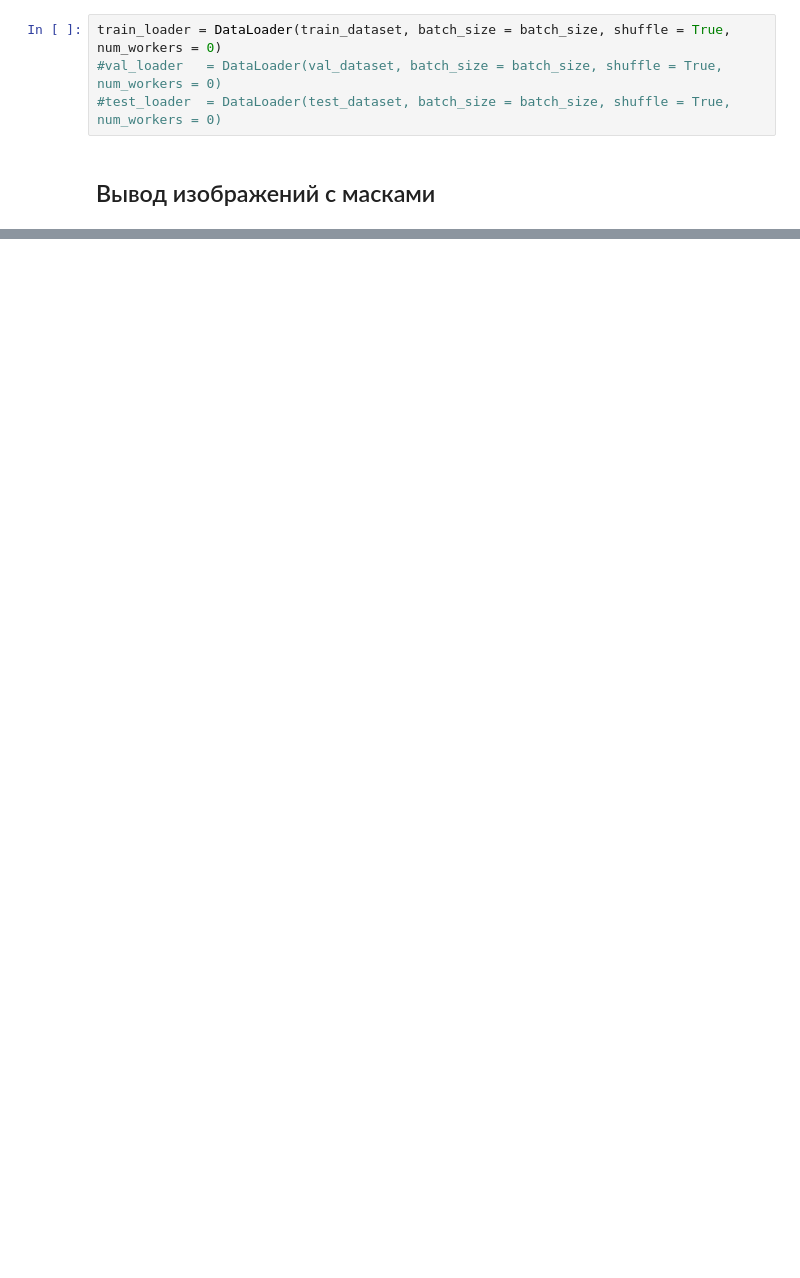
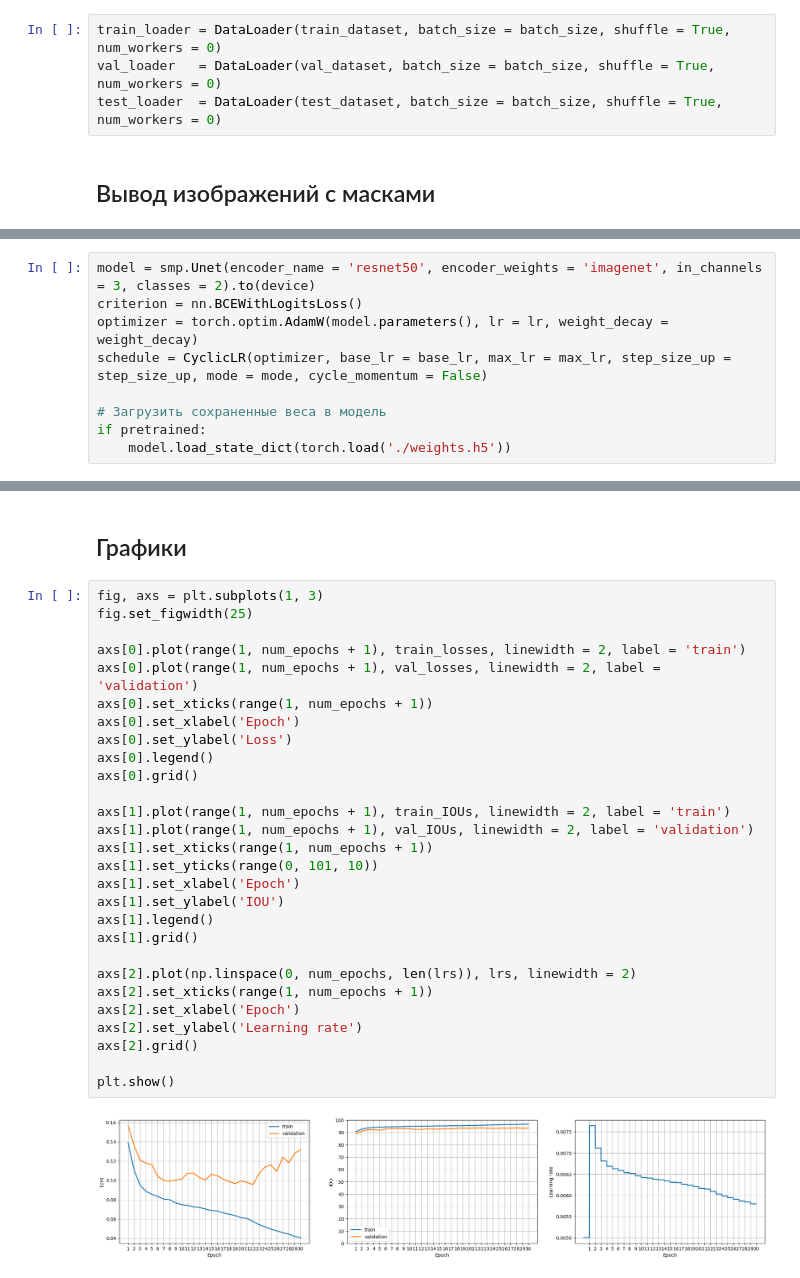
Before and after one commit to HerrPhoton/AI, a Jupyter notebook: Lab2/Main.ipynb, the cells around one changed output, grey strips where cells are left out. Drawn from its saved outputs; the diff is of its cells as text; blank space fills up the shorter version.

```diff
--- a/Lab2/Main.ipynb
+++ b/Lab2/Main.ipynb
@@ -97,8 +106,8 @@ n_train = len(train_dataset) # Количество изображений в т
 ## Создание загрузчиков
 # %%
 train_loader = DataLoader(train_dataset, batch_size = batch_size, shuffle = True, num_workers = 0)
-#val_loader   = DataLoader(val_dataset, batch_size = batch_size, shuffle = True, num_workers = 0)
-#test_loader  = DataLoader(test_dataset, batch_size = batch_size, shuffle = True, num_workers = 0)
+val_loader   = DataLoader(val_dataset, batch_size = batch_size, shuffle = True, num_workers = 0)
+test_loader  = DataLoader(test_dataset, batch_size = batch_size, shuffle = True, num_workers = 0)
 # %% [markdown]
 ## Вывод изображений с масками
 # %%
@@ -143,0 +154,9 @@ imshow(images, masks, 1)
+# %%
+model = smp.Unet(encoder_name = 'resnet50', encoder_weights = 'imagenet', in_channels = 3, classes = 2).to(device)
+criterion = nn.BCEWithLogitsLoss()
+optimizer = torch.optim.AdamW(model.parameters(), lr = lr, weight_decay = weight_decay)
+schedule = CyclicLR(optimizer, base_lr = base_lr, max_lr = max_lr, step_size_up = step_size_up, mode = mode, cycle_momentum = False)
+
+# Загрузить сохраненные веса в модель
+if pretrained:
+    model.load_state_dict(torch.load('./weights.h5'))
@@ -143,0 +254,32 @@ imshow(images, masks, 1)
+# %% [markdown]
+## Графики
+# %%
+fig, axs = plt.subplots(1, 3)
+fig.set_figwidth(25)
+
+axs[0].plot(range(1, num_epochs + 1), train_losses, linewidth = 2, label = 'train')
+axs[0].plot(range(1, num_epochs + 1), val_losses, linewidth = 2, label = 'validation')
+axs[0].set_xticks(range(1, num_epochs + 1))
+axs[0].set_xlabel('Epoch')
+axs[0].set_ylabel('Loss')
+axs[0].legend()
+axs[0].grid()
+
+axs[1].plot(range(1, num_epochs + 1), train_IOUs, linewidth = 2, label = 'train')
+axs[1].plot(range(1, num_epochs + 1), val_IOUs, linewidth = 2, label = 'validation')
+axs[1].set_xticks(range(1, num_epochs + 1))
+axs[1].set_yticks(range(0, 101, 10))
+axs[1].set_xlabel('Epoch')
+axs[1].set_ylabel('IOU')
+axs[1].legend()
+axs[1].grid()
+
+axs[2].plot(np.linspace(0, num_epochs, len(lrs)), lrs, linewidth = 2)
+axs[2].set_xticks(range(1, num_epochs + 1))
+axs[2].set_xlabel('Epoch')
+axs[2].set_ylabel('Learning rate')
+axs[2].grid()
+
+plt.show()
+# %% [output]
+[figure, added]
```
Also changed, not shown: parts of 12 cells of this notebook.
